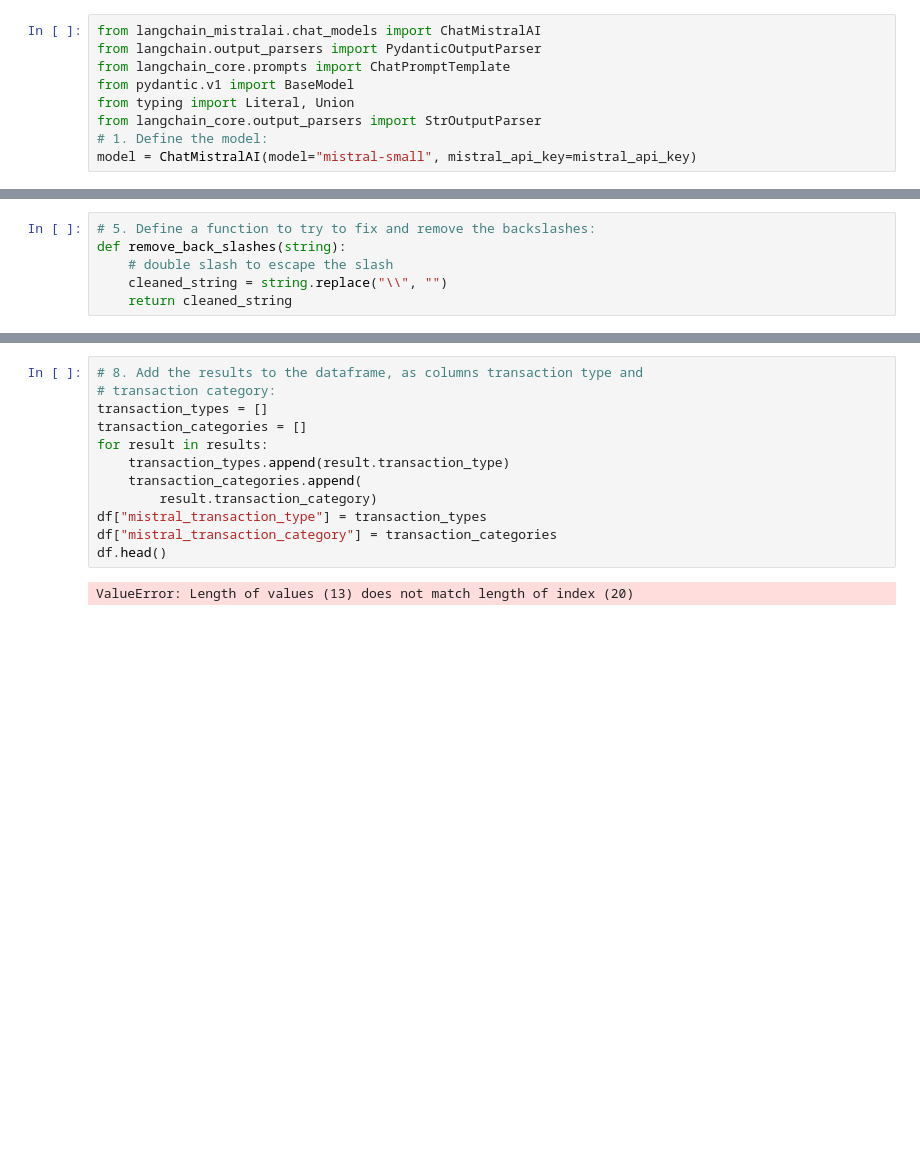
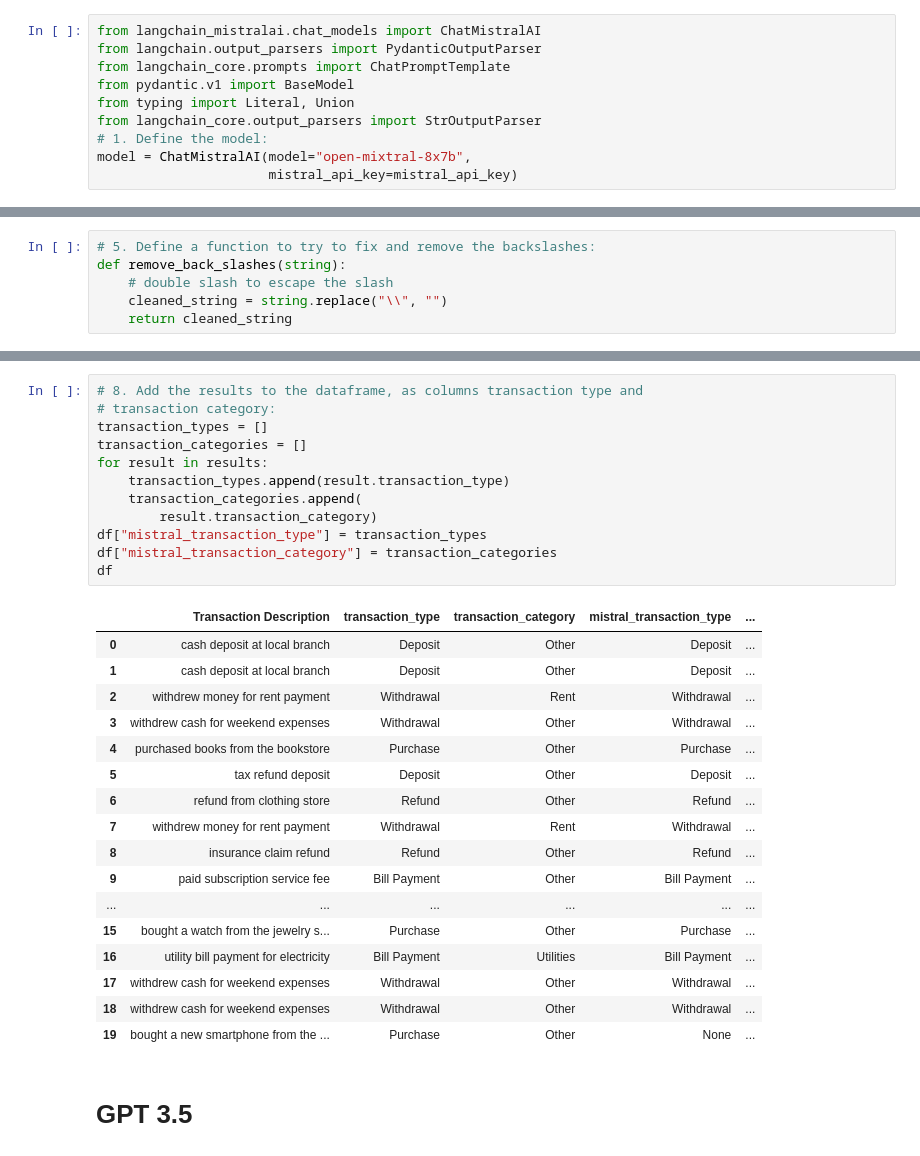
Before and after one commit to Fulim13/Langchain-Learn, a Jupyter notebook: Langchain_Concept.ipynb, the cells around one changed output, grey strips where cells are left out. Cells and saved outputs as stored; diff of their text form; blank space fills up the shorter version.

```diff
--- a/Langchain_Concept.ipynb
+++ b/Langchain_Concept.ipynb
@@ -262,7 +271,8 @@ from pydantic.v1 import BaseModel
 from typing import Literal, Union
 from langchain_core.output_parsers import StrOutputParser
 # 1. Define the model:
-model = ChatMistralAI(model="mistral-small", mistral_api_key=mistral_api_key)
+model = ChatMistralAI(model="open-mixtral-8x7b",
+                      mistral_api_key=mistral_api_key)
 # %%
 # 2. Define the prompt:
 system_prompt = """You are are an expert at analyzing
@@ -344,14 +365,32 @@ for i, row in tqdm(df.iterrows(), total=len(df)):
 # %%
 # 8. Add the results to the dataframe, as columns transaction type and
 # transaction category:
 transaction_types = []
 transaction_categories = []
 for result in results:
     transaction_types.append(result.transaction_type)
     transaction_categories.append(
         result.transaction_category)
 df["mistral_transaction_type"] = transaction_types
 df["mistral_transaction_category"] = transaction_categories
-df.head()
+df
 # %% [output]
-ValueError: Length of values (13) does not match length of index (20)
+|  | Transaction Description | transaction_type | transaction_category | mistral_transaction_type | ... |
+| 0 | cash deposit at local branch | Deposit | Other | Deposit | ... |
+| 1 | cash deposit at local branch | Deposit | Other | Deposit | ... |
+| 2 | withdrew money for rent payment | Withdrawal | Rent | Withdrawal | ... |
+| 3 | withdrew cash for weekend expenses | Withdrawal | Other | Withdrawal | ... |
+| 4 | purchased books from the bookstore | Purchase | Other | Purchase | ... |
+| 5 | tax refund deposit | Deposit | Other | Deposit | ... |
+| 6 | refund from clothing store | Refund | Other | Refund | ... |
+| 7 | withdrew money for rent payment | Withdrawal | Rent | Withdrawal | ... |
+| 8 | insurance claim refund | Refund | Other | Refund | ... |
+| 9 | paid subscription service fee | Bill Payment | Other | Bill Payment | ... |
+| ... | ... | ... | ... | ... | ... |
+| 15 | bought a watch from the jewelry s... | Purchase | Other | Purchase | ... |
+| 16 | utility bill payment for electricity | Bill Payment | Utilities | Bill Payment | ... |
+| 17 | withdrew cash for weekend expenses | Withdrawal | Other | Withdrawal | ... |
+| 18 | withdrew cash for weekend expenses | Withdrawal | Other | Withdrawal | ... |
+| 19 | bought a new smartphone from the ... | Purchase | Other | None | ... |
+# %% [markdown]
+# GPT 3.5
```
Also changed, not shown: parts of 41 cells of this notebook, 1 other file.
